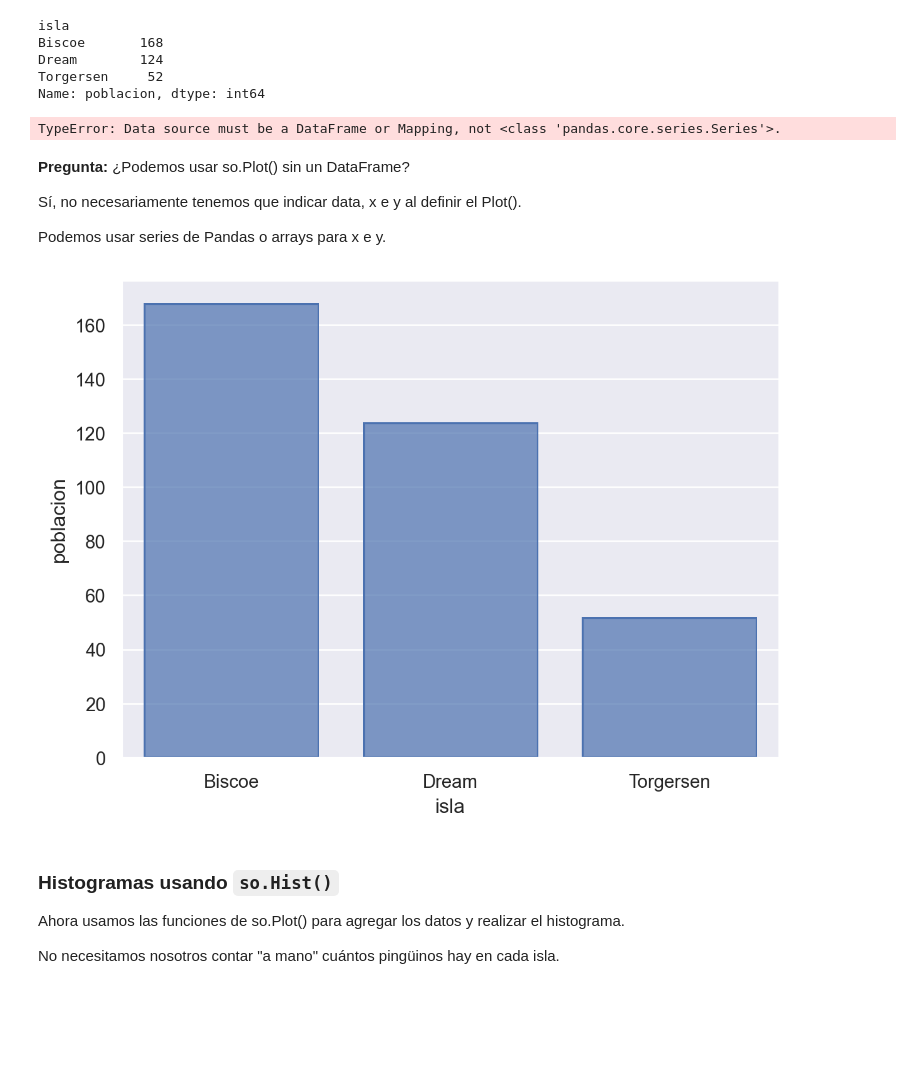
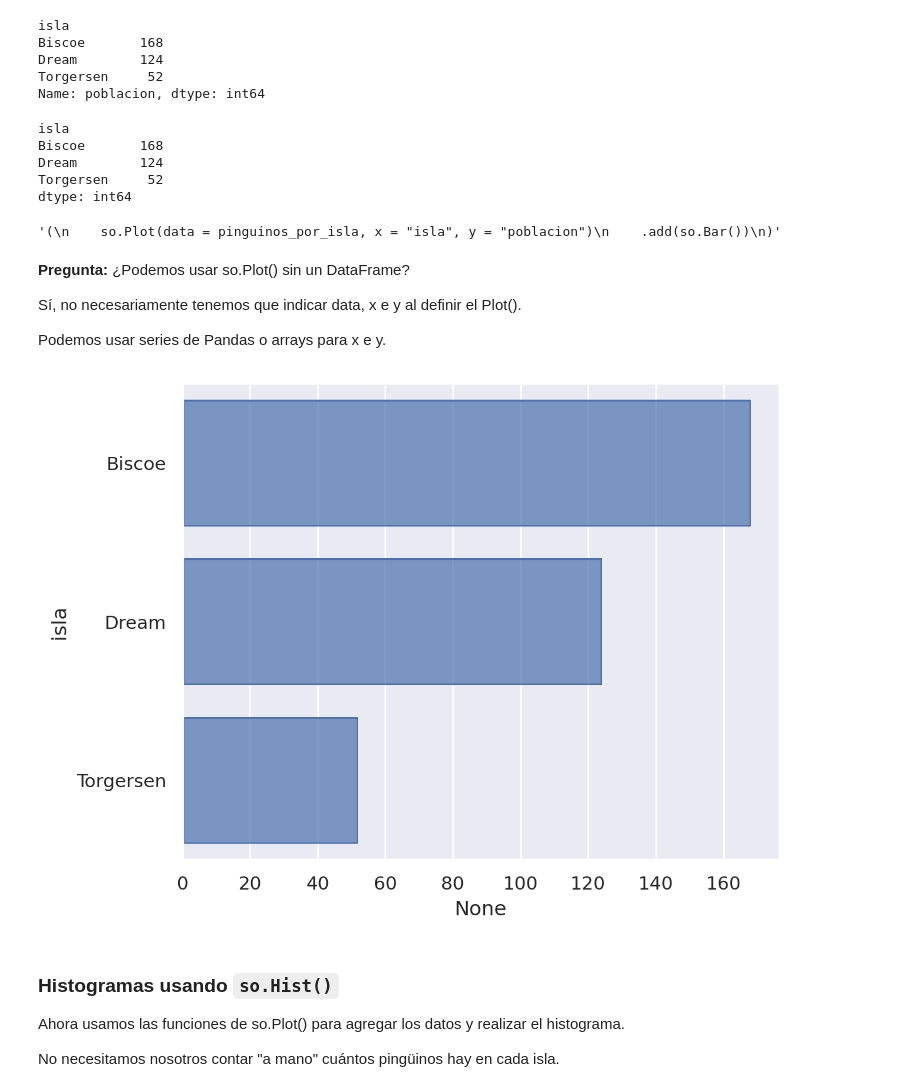
Before and after one commit to Male-D1ng/LaboDatos_1c2025, a Jupyter notebook: clase03-ldd-visualizacion.ipynb, the cells around one changed output. Saved outputs shown, nothing was run; the diff lists cells and outputs as text; code cells hidden in the pictures; blank space fills up the shorter version.

```diff
--- a/clase03-ldd-visualizacion.ipynb
+++ b/clase03-ldd-visualizacion.ipynb
@@ -359,14 +360,25 @@ Biscoe       168
 Dream        124
 Torgersen     52
 Name: poblacion, dtype: int64
+# %%
+pinguinos_por_isla = penguins.groupby("island").size()
+pinguinos_por_isla.index.name = "isla"
+display(pinguinos_por_isla)
+# %% [output]
+isla
+Biscoe       168
+Dream        124
+Torgersen     52
+dtype: int64
 # %%
 # Esto no funciona, no podemos usar una series de Pandas como data
-(
+"""(
     so.Plot(data = pinguinos_por_isla, x = "isla", y = "poblacion")
     .add(so.Bar())
-)
+)"""
+#para arreglarlo escribo pinguinos_por_isla.to_frame()
 # %% [output]
-TypeError: Data source must be a DataFrame or Mapping, not <class 'pandas.core.series.Series'>.
+'(\n    so.Plot(data = pinguinos_por_isla, x = "isla", y = "poblacion")\n    .add(so.Bar())\n)'
 # %% [markdown]
 **Pregunta:** ¿Podemos usar so.Plot() sin un DataFrame?
 
@@ -376,11 +388,11 @@ Podemos usar series de Pandas o arrays para x e y.
 # %%
 # Pero podemos indicar series para x e y, y no especificar ninguna DataFrame
 (
-#    so.Plot(x = pinguinos_por_isla.???, y = ???)
-#    .add(so.Bar())
+ so.Plot(x = pinguinos_por_isla, y = pinguinos_por_isla.index)
+  .add(so.Bar())
 )
 # %% [output]
-[figure, old version]
+[figure, new version]
 # %% [markdown]
 ### Histogramas usando `so.Hist()`
 Ahora usamos las funciones de so.Plot() para agregar los datos y realizar el histograma.
```
Also changed, not shown: parts of 6 cells of this notebook.
